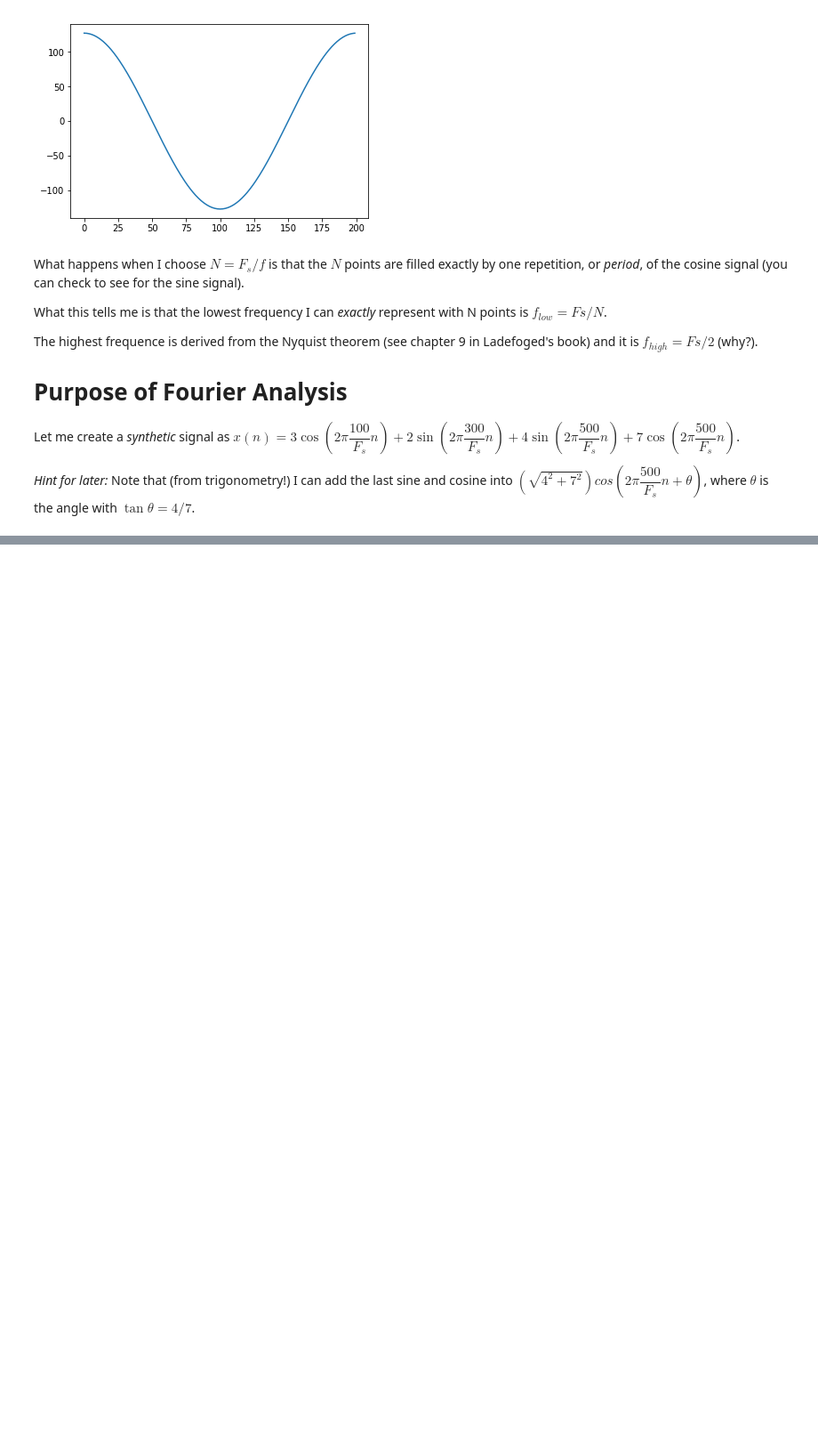
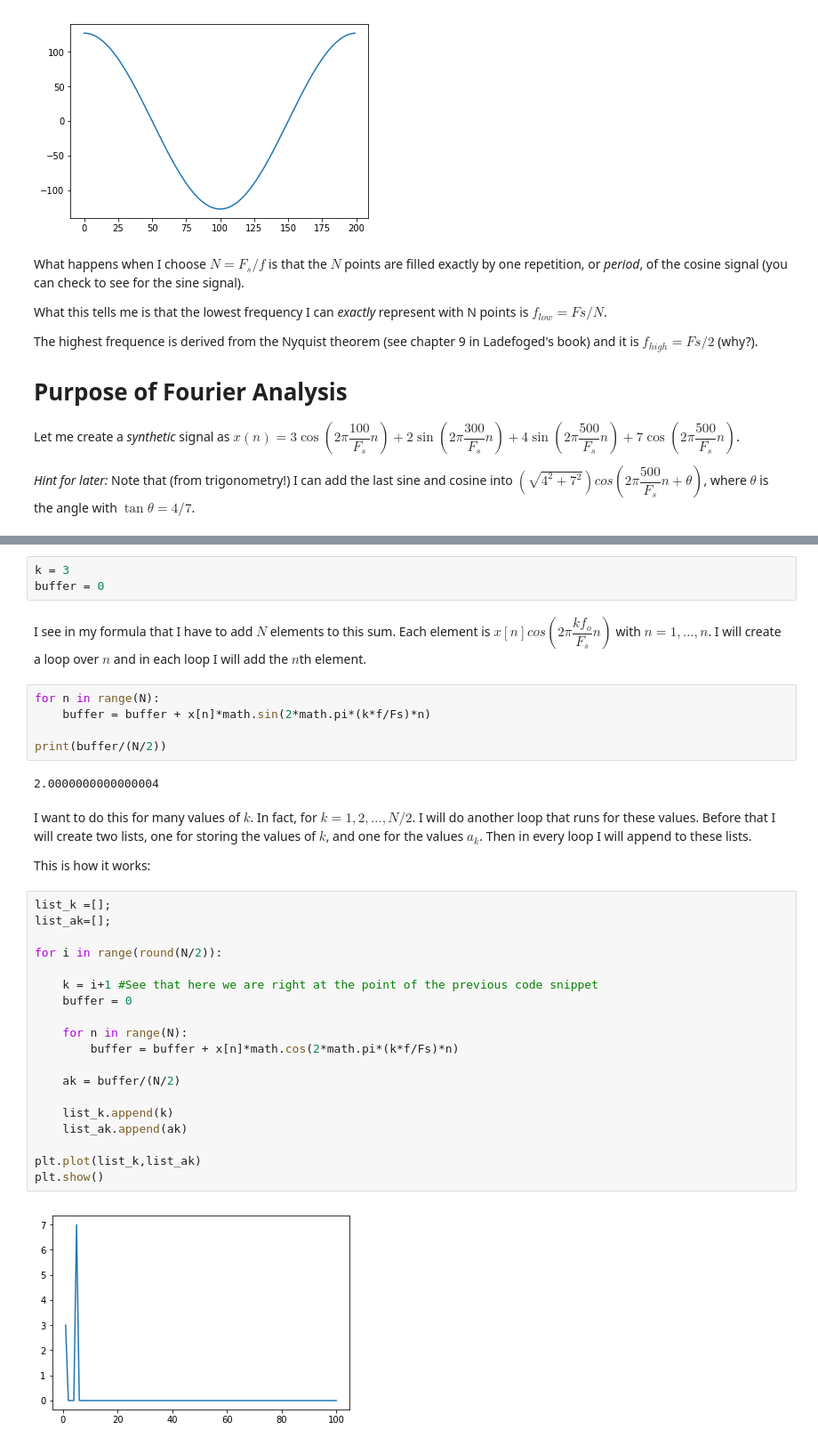
Before and after one commit to toutios/simple_fourier, a Jupyter notebook: Fourier.ipynb, the cells around one changed output, grey strips where cells are left out. Shown: that part at 89% size. Saved outputs shown, nothing was run; the diff lists cells and outputs as text; blank space fills up the shorter version.

```diff
--- a/Fourier.ipynb
+++ b/Fourier.ipynb
@@ -163,0 +168,37 @@ $$
+# %%
+k = 3
+buffer = 0
+# %% [markdown]
+I see in my formula that I have to add $N$ elements to this sum. Each element is $x[n] cos(2\pi \dfrac{kf_o}{F_s} n)$ with $n=1,\ldots,n$. I will create a loop over $n$ and in each loop I will add the $n$th element.
+# %%
+for n in range(N):
+    buffer = buffer + x[n]*math.sin(2*math.pi*(k*f/Fs)*n)
+
+print(buffer/(N/2))
+# %% [output]
+2.0000000000000004
+# %% [markdown]
+I want to do this for many values of $k$. In fact, for $k=1,2,\ldots,N/2$. I will do another loop that runs for these values. Before that I will create two lists, one for storing the values of $k$, and one for the values $a_k$. Then in every loop I will append to these lists.
+
+This is how it works:
+# %%
+list_k =[];
+list_ak=[];
+
+for i in range(round(N/2)):
+
+    k = i+1 #See that here we are right at the point of the previous code snippet
+    buffer = 0
+
+    for n in range(N):
+        buffer = buffer + x[n]*math.cos(2*math.pi*(k*f/Fs)*n)
+
+    ak = buffer/(N/2)
+
+    list_k.append(k)
+    list_ak.append(ak)
+
+plt.plot(list_k,list_ak)
+plt.show()
+# %% [output]
+[figure, added]
```
Also changed, not shown: parts of 3 cells of this notebook.
